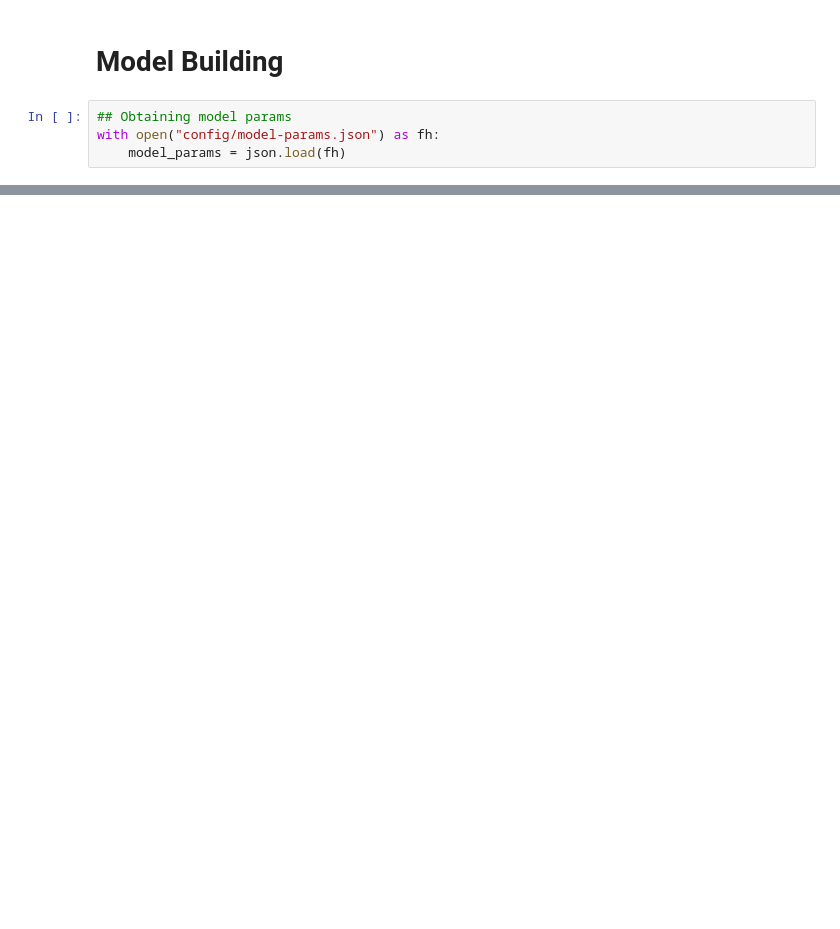
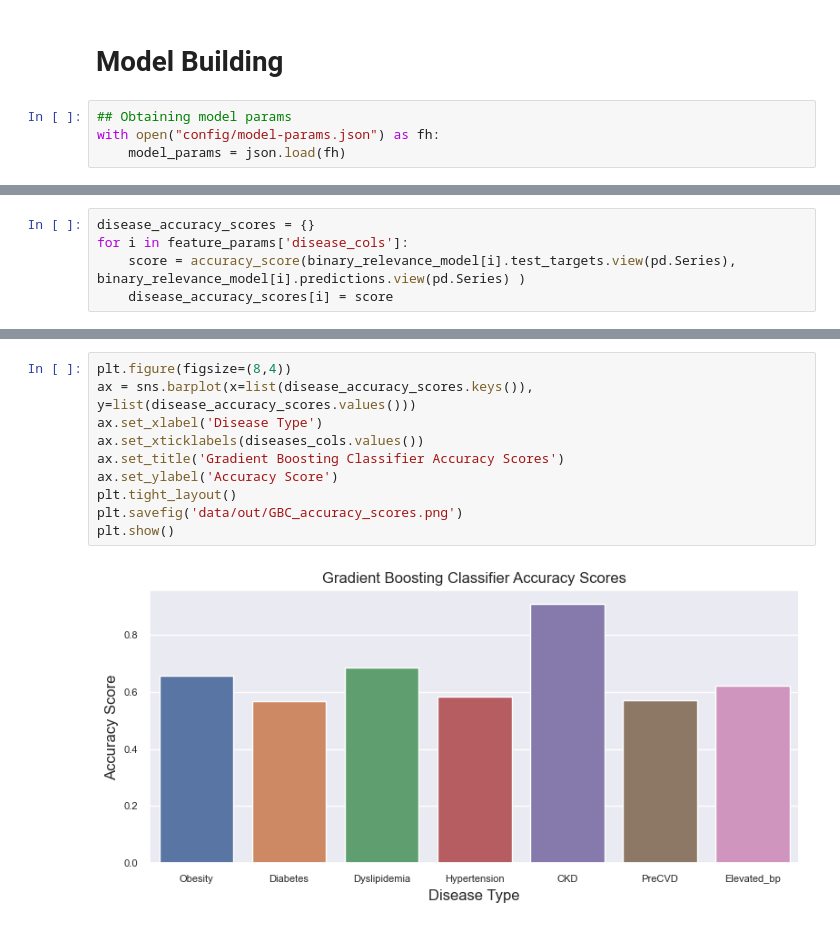
Before and after one commit to Amandoj/DSC180-Q2-Project, a Jupyter notebook: analysis.ipynb, the cells around one changed output, grey strips where cells are left out. Cells and saved outputs as stored; diff of their text form; blank space fills up the shorter version.

```diff
--- a/analysis.ipynb
+++ b/analysis.ipynb
@@ -76,0 +223,5 @@ ckd_v2_model
+# %%
+disease_accuracy_scores = {}
+for i in feature_params['disease_cols']:
+    score = accuracy_score(binary_relevance_model[i].test_targets.view(pd.Series), binary_relevance_model[i].predictions.view(pd.Series) )
+    disease_accuracy_scores[i] = score
@@ -76,0 +238,12 @@ ckd_v2_model
+# %%
+plt.figure(figsize=(8,4))
+ax = sns.barplot(x=list(disease_accuracy_scores.keys()), y=list(disease_accuracy_scores.values()))
+ax.set_xlabel('Disease Type')
+ax.set_xticklabels(diseases_cols.values())
+ax.set_title('Gradient Boosting Classifier Accuracy Scores')
+ax.set_ylabel('Accuracy Score')
+plt.tight_layout()
+plt.savefig('data/out/GBC_accuracy_scores.png')
+plt.show()
+# %% [output]
+[figure, added]
```
Also changed, not shown: parts of 23 cells of this notebook, 2 other files.
